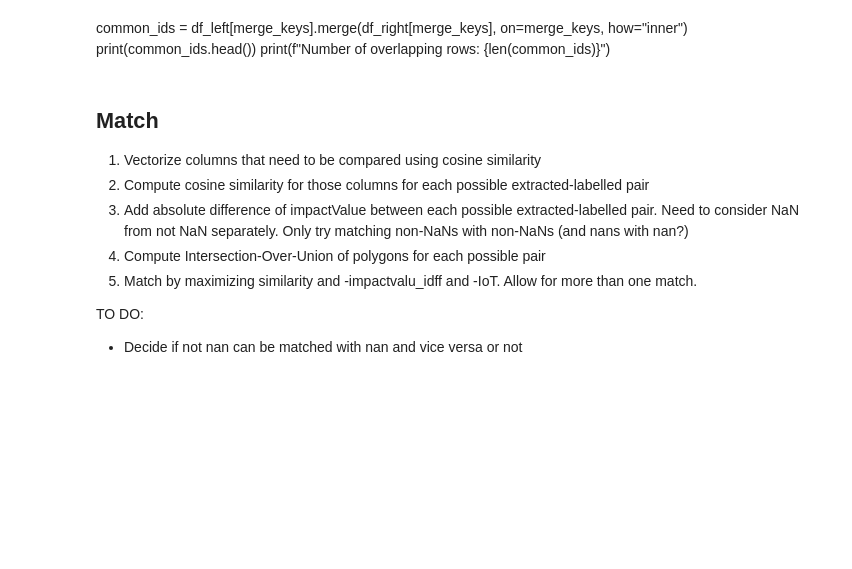
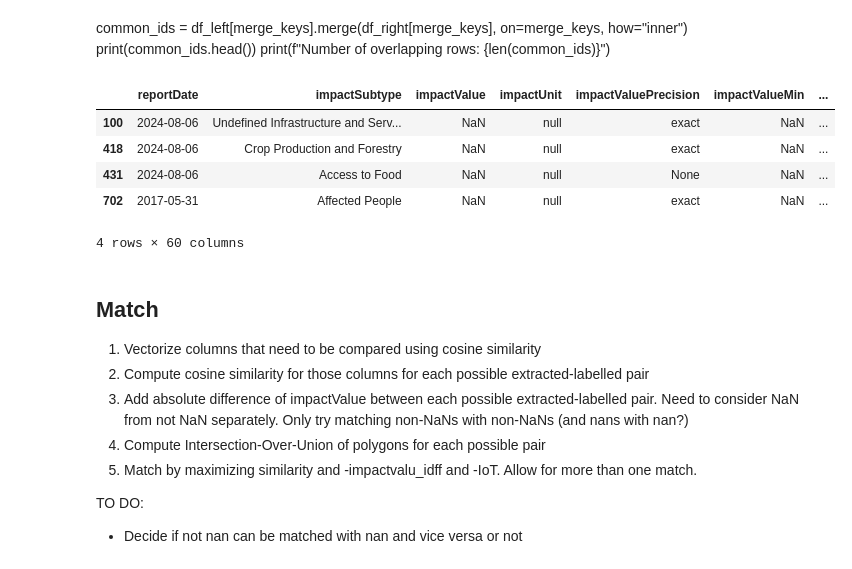
Before and after one commit to luseverin/ROUGE_database, a Jupyter notebook: notebooks/labelled_extracted_row_matching.ipynb, the cells around one changed output. Saved outputs shown, nothing was run; the diff lists cells and outputs as text; code cells hidden in the pictures; blank space fills up the shorter version.

```diff
--- a/notebooks/labelled_extracted_row_matching.ipynb
+++ b/notebooks/labelled_extracted_row_matching.ipynb
@@ -30,25 +30,25 @@ model = "meta-llama_llama-4-scout-17b-16e-instruct"
 #"llama-3.1-8b-instant"
 # #"llama-3.3-70b-versatile"
 # "meta-llama_llama-4-scout-17b-16e-instruct"
-res_savename_ext = f"post_processed_labelled_reports_DREF_target_{model}_v211025"
+res_savename_ext = f"post_processed_labelled_reports_fixed_impact_desc_{model}_v271025"
 #f"post_processed_flags_labelled_reports_{model}_v230925"
 #"post_processed_llm_response_impact_labelled_reports_test_multiprompt_continue_v050925_21rep_meta-llama_llama-4-scout-17b-16e-instruct"
 #"post_processed_labelled_reports_test_date_meta-llama_llama-4-scout-17b-16e-instruct_v180925"
-extracted_df_no_geo = pd.read_csv(DATA_OUT_PROC / (res_savename_ext+".csv"))
+#extracted_df_no_geo = pd.read_csv(DATA_OUT_PROC / (res_savename_ext+".csv"))
 
 #load data (labelled)
-res_savename_lab = "post_processed_new_unit_std_labelled_reports_impacts_all_v111025"
+res_savename_lab = "merged_subtypes_post_processed_new_unit_std_labelled_reports_impacts_all_v111025"
 #"post_processed_flags_labelled_reports_impacts_all_v240925"
 # "post_processed_labelled_reports_impacts_all_v080925"
-labelled_df_no_geo = pd.read_csv(DATA_OUT_PROC / (res_savename_lab+".csv"))
+#labelled_df_no_geo = pd.read_csv(DATA_OUT_PROC / (res_savename_lab+".csv"))
 
-split_lowest = False
+split_lowest = True
 suffix = "_geo_split_lowest" if split_lowest else "_geo"
-suffix2 ="_v211025"
+suffix2 ="_v271025"
 #load geocoded data
 extracted_df = gpd.read_file(DATA_OUT_PROC / (res_savename_ext+suffix+suffix2+".gpkg"))#(res_savename_ext+suffix+suffix2+".gpkg")
 #load data (labelled)
-suffix2 ="_v161025"
+suffix2 ="_v171025"
 labelled_df = gpd.read_file(DATA_OUT_PROC / (res_savename_lab+suffix+suffix2+".gpkg"))#(res_savename_lab+suffix+suffix2+".gpkg")
 # %% [markdown]
 df_left = delistify_cols(extracted_df_no_geo)#.replace({np.nan: "null"})
@@ -83,6 +83,15 @@ DEF_CRS_EPSG = "EPSG:4326"
 labelled_df = labelled_df.set_crs(DEF_CRS_EPSG, allow_override=True)
 extracted_df = extracted_df.set_crs(DEF_CRS_EPSG, allow_override=True)
 combined_df = pd.concat([labelled_df, extracted_df])
+# %%
+combined_df[combined_df["geometry"].isnull()]
+# %% [output]
+|  | reportDate | impactSubtype | impactValue | impactUnit | impactValuePrecision | impactValueMin | ... |
+| 100 | 2024-08-06 | Undefined Infrastructure and Serv... | NaN | null | exact | NaN | ... |
+| 418 | 2024-08-06 | Crop Production and Forestry | NaN | null | exact | NaN | ... |
+| 431 | 2024-08-06 | Access to Food | NaN | null | None | NaN | ... |
+| 702 | 2017-05-31 | Affected People | NaN | null | exact | NaN | ... |
+4 rows × 60 columns
 # %%
 #extracted_df_no_geo_no_unknown = extracted_df_no_geo[extracted_df_no_geo["impactSubtype"] != "Unknown"]
 #extracted_df_no_unknown = extracted_df[extracted_df["impactSubtype"] != "Unknown"]
```
Also changed, not shown: parts of 4 cells of this notebook.
